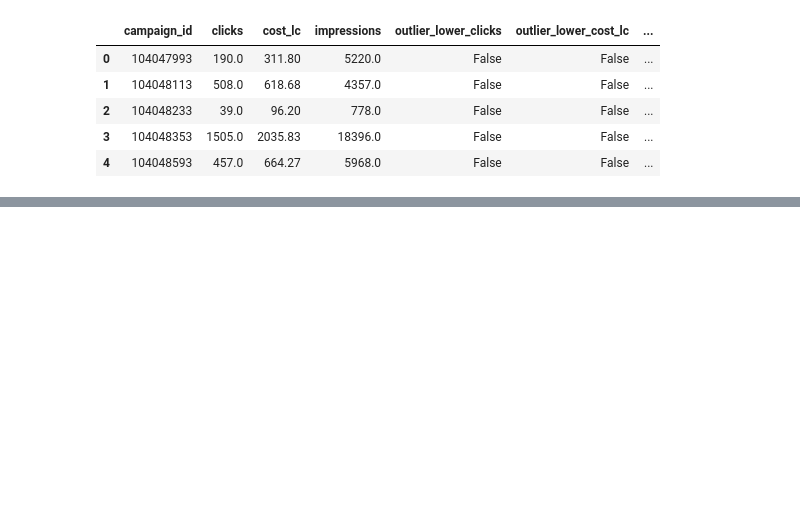
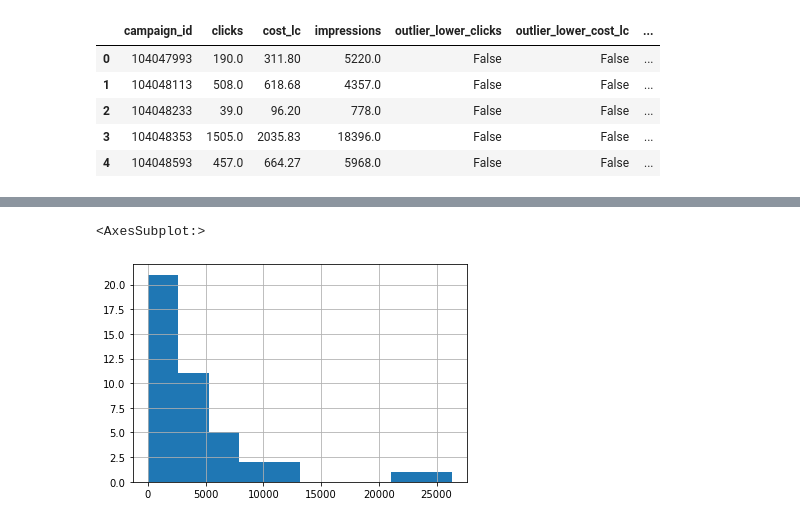
Before and after one commit to MuttData/soam, a Jupyter notebook: notebook/full_work_meli.ipynb, the cells around one changed output, grey strips where cells are left out. Saved outputs shown, nothing was run; the diff lists cells and outputs as text; code cells hidden in the pictures; blank space fills up the shorter version.

```diff
--- a/notebook/full_work_meli.ipynb
+++ b/notebook/full_work_meli.ipynb
@@ -137,0 +165,6 @@ df1.head()
+# %%
+s14 = pd.Series(distances)
+s14.hist()
+# %% [output]
+<AxesSubplot:>
+[figure, added]
```
Also changed, not shown: parts of 15 cells of this notebook.
